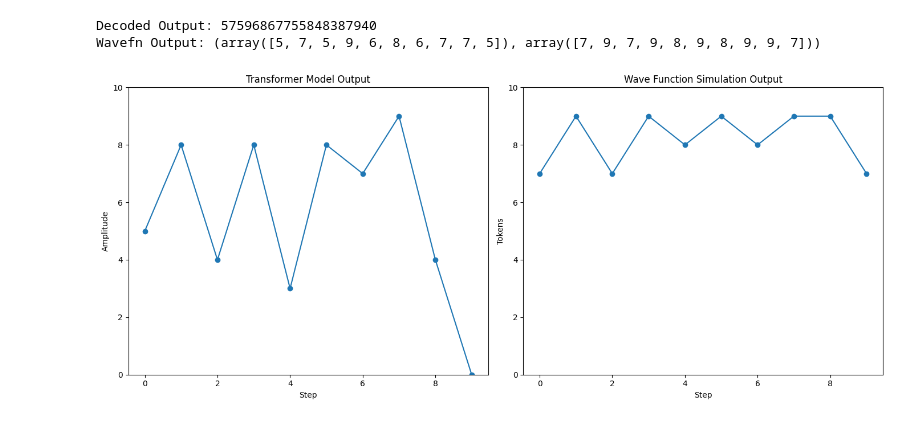
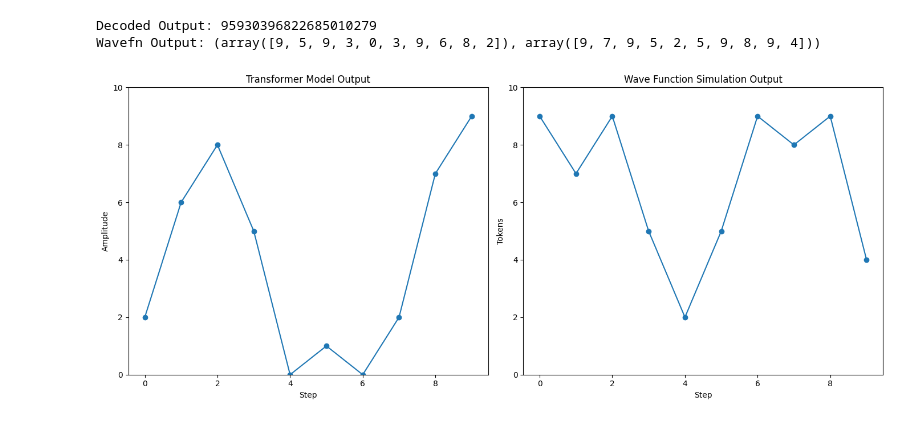
Before and after one commit to marquisdepolis/CATransformer, a Jupyter notebook: CAT_simple.ipynb, the cells around one changed output. Drawn from its saved outputs; the diff is of its cells as text; code cells hidden in the pictures.

Commit message:
Fixed issue with random initialisation

```diff
--- a/CAT_simple.ipynb
+++ b/CAT_simple.ipynb
@@ -218,7 +223,7 @@ Epoch 4, Iteration 0: Training Loss = 0.00530756963416934, Validation Loss = 0.0
 model = torch.load('1cat_wave_model.pth')
 model.eval()
 # np.random.seed(42)  # Seed for reproducibility
-input = (np.random.rand(10)*5+5).astype(int)
+input = (np.random.rand(10)*10).astype(int)
 encoded_input = enc(input)
 
 # Convert to a tensor and add a batch dimension (assuming your model expects a batch)
@@ -243,33 +248,33 @@ while i < len(decoded_output):
         decoded_values.append(int(decoded_output[i]))
         i += 1
 
 decoded_values = np.array(decoded_values)
 
 import matplotlib.pyplot as plt
 global_min = min(np.min(decoded_values), np.min(sim_wave_output[1]))
 global_max = max(np.max(decoded_values), np.max(sim_wave_output[1]))
 
 plt.figure(figsize=(14, 6))
 
 # Plot for the Transformer Model Output
 plt.subplot(1, 2, 1)
 plt.plot(decoded_values[10:], marker='o', linestyle='-')
 plt.title('Transformer Model Output')
 plt.xlabel('Step')
 plt.ylabel('Amplitude')
 plt.ylim(global_min, global_max+1)  # Set Y-axis limits to be the same for both plots
 
 # Plot for the Wave Function Simulation Output
 plt.subplot(1, 2, 2)
 plt.plot(sim_wave_output[1], marker='o', linestyle='-')
 plt.title('Wave Function Simulation Output')
 plt.xlabel('Step')
 plt.ylabel('Tokens')
 plt.ylim(global_min, global_max+1)  # Set Y-axis limits to be the same for both plots
 
 plt.tight_layout()
 plt.show()
 # %% [output]
-Decoded Output: 57596867755848387940
-Wavefn Output: (array([5, 7, 5, 9, 6, 8, 6, 7, 7, 5]), array([7, 9, 7, 9, 8, 9, 8, 9, 9, 7]))
+Decoded Output: 95930396822685010279
+Wavefn Output: (array([9, 5, 9, 3, 0, 3, 9, 6, 8, 2]), array([9, 7, 9, 5, 2, 5, 9, 8, 9, 4]))
-[figure, old version]
+[figure, new version]
```
Also changed, not shown: parts of 1 cell of this notebook, 1 other file.
